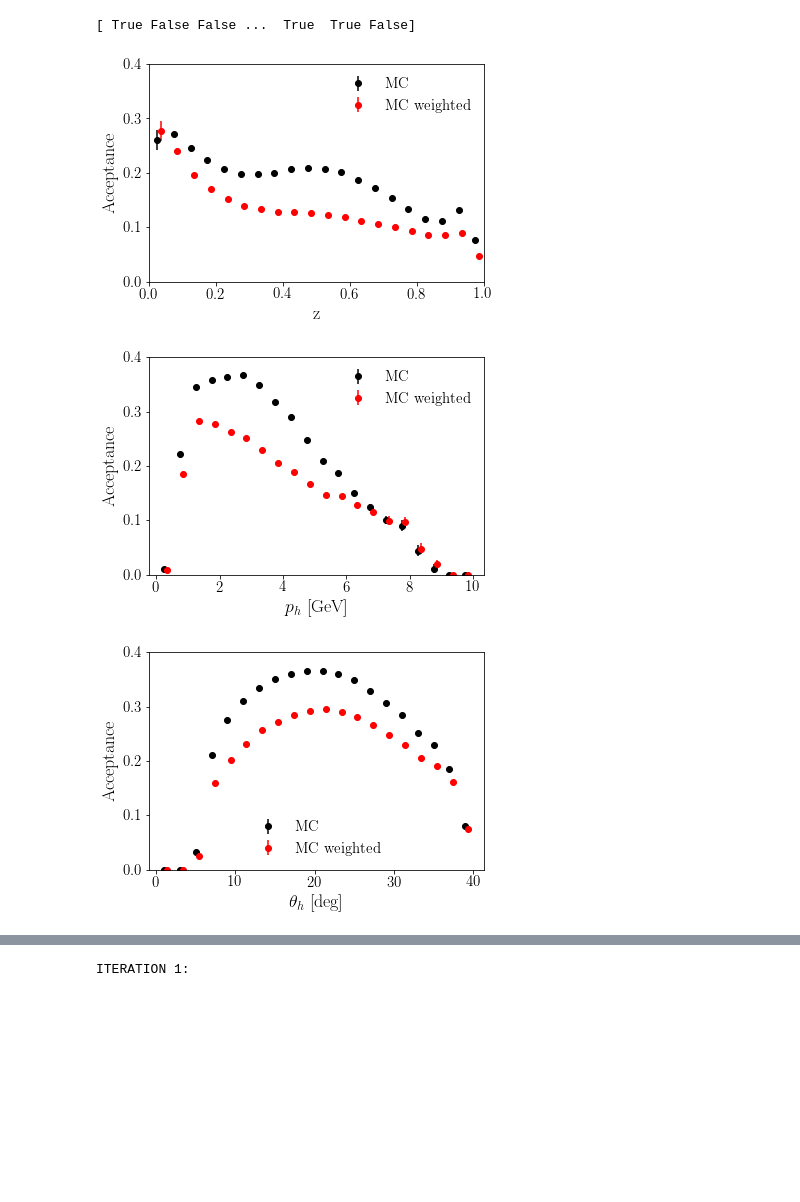
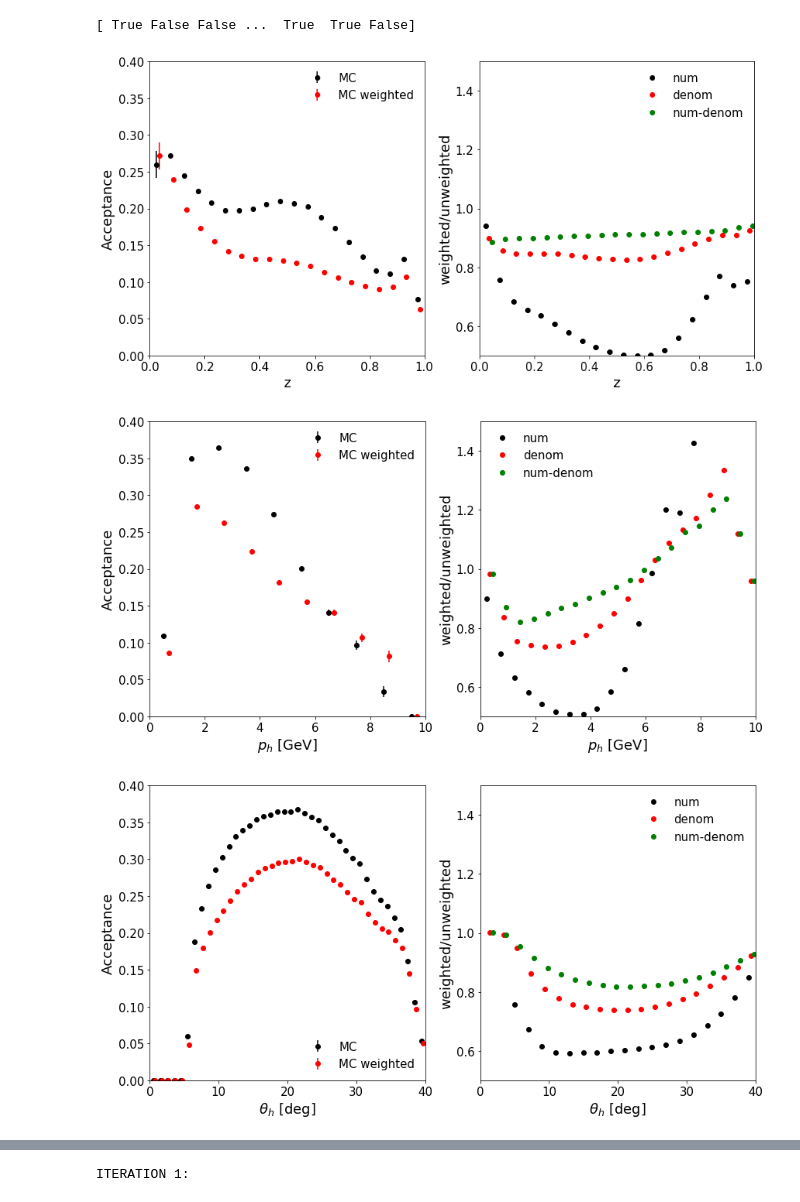
Before and after one commit to sebouh137/sidis_tuples, a Jupyter notebook: python/ReweightSingleHadrons.ipynb, the cells around one changed output, grey strips where cells are left out. Drawn from its saved outputs; the diff is of its cells as text; code cells hidden in the pictures; blank space fills up the shorter version.

```diff
--- a/python/ReweightSingleHadrons.ipynb
+++ b/python/ReweightSingleHadrons.ipynb
@@ -98,6 +94,8 @@ print(keras.__version__)  # 2.2.4
 # %% [markdown]
 ## Obtain datasets and simulations
 # %%
-path = '/Users/spaul/clas12/sidis_tuples/in/'
+import uproot3
+path = '../in/'
 #data_electrons = root_pandas.read_root(path+'example_data_large.root', "electrons")
-data_hadron = root_pandas.read_root(path+'example_data_large.root', "hadrons")
+#data_hadron = root_pandas.read_root(path+'example_data_large.root', "hadrons")
+data_hadron = uproot3.open(path+'example_data_large.root')['hadrons'].pandas.df()
@@ -104,7 +122,8 @@ data_hadron = root_pandas.read_root(path+'example_data_large.root', "hadrons")
 # %%
-path = '/Users/spaul/clas12/sidis_tuples/in/'
+path = '../in/'
 #mc_electrons = root_pandas.read_root(path+'example_mc_large.root', "electrons")
-mc_hadron = root_pandas.read_root(path+'mc_hadrons.root', "hadrons")
+#mc_hadron = root_pandas.read_root(path+'mc_hadrons.root', "hadrons")
+mc_hadron = uproot3.open(path+'mc_hadrons.root')['hadrons'].pandas.df()
 # %%
 expr = "(E+.93827208816-sqrt(e_p**2+.000511**2)-sqrt(h_p**2+(abs(h_pid)==211)*.13957018**2+(abs(h_pid)==321)*.493677**2+(abs(h_pid)==2212)*.93827208816**2))**2"+\
        "-(E-e_p*cos(e_th)-h_p*cos(h_th))**2"+\
@@ -915,42 +907,56 @@ def eff_plot(truthvar,mn,mx,bins=20,query=None):
 # %% [output]
 [ True False False ...  True  True False]
 # %%
+
 for pid in 211, -211:
-    query = "h_truth_pid == %s"%pid
-    eff_plot("h_truth_z",0,1,query=query)
-    plt.ylabel('Acceptance')
-    plt.xlabel('z')
-    plt.legend(loc='best',frameon=False)
-    plt.ylim([0.,0.4])
-    plt.xlim([0.,1.0])
-    plt.xlabel("z")
-    plt.savefig("../images/efficiency_weighted_z_%s.pdf"%pid,bbox_inches='tight')
-    plt.show()
+    for expr,range,bins,xlbl,tag in zip("h_truth_z h_truth_p h_truth_th*180/3.14159 h_truth_ph*180/3.14159".split(),
+                          [(0,1),(0,10),(0,40),(-180,180)],(20,10,40,50), "z;$p_h$ [GeV];$\\theta_h$ [deg];$\\phi_h$ [deg]".split(";"),
+                                   "z p theta phi".split()):
 
+
+        fig,axs = plt.subplots(1,2,figsize=(14,7),sharex='row')
+        plt.sca(axs[0])
+        query = "h_truth_pid == %s"%pid
+        eff_plot(expr,range[0],range[1],bins,query=query)
+        plt.ylabel('Acceptance')
+        plt.xlabel('z')
+        plt.legend(loc='best',frameon=False)
+        plt.ylim([0.,0.4])
+        plt.xlim(range)
+        plt.xlabel(xlbl)
+        plt.sca(axs[1])
+        plt.xlabel(xlbl)
+        num_denom_plot(expr,range[0],range[1],query=query)
+        plt.xlim(range)
+        plt.legend(loc='best',frameon=False)
+        plt.savefig("../images/efficiency_weighted_%s_%s.pdf"%(tag,pid),bbox_inches='tight')
+        plt.show()
+    '''
     eff_plot("h_truth_p",0,10,query=query)
     plt.ylabel('Acceptance')
     plt.xlabel('$p_h$ [GeV]')
     plt.legend(loc='best',frameon=False)
     plt.gca().set_ylim(0,0.4)
     plt.savefig("../images/efficiency_weighted_hp_%s.pdf"%pid,bbox_inches='tight')
     plt.show()
 
     eff_plot("h_truth_th*180/3.14159",0,40,query=query)
     plt.ylabel('Acceptance')
     plt.xlabel('$\\theta_h$ [deg]')
     plt.legend(loc='best',frameon=False)
     plt.gca().set_ylim(0,0.4)
     plt.savefig("../images/efficiency_weighted_hth_%s.pdf"%pid,bbox_inches='tight')
     plt.show()
 
     eff_plot("h_truth_ph*180/3.14159",-180,180,bins=50,query=query)
     plt.ylabel('Acceptance')
     plt.xlabel('$\\phi_h$ [deg]')
     plt.legend(loc='best',frameon=False)
     plt.gca().set_ylim(0,0.4)
     plt.savefig("../images/efficiency_weighted_hph_%s.pdf"%pid,bbox_inches='tight')
     plt.show()
+    '''
 # %% [output]
-[figure, old version]
+[figure, new version]
-[figure, old version]
+[figure, new version]
-[figure, old version]
+[figure, new version]
```
Also changed, not shown: parts of 34 cells of this notebook.
